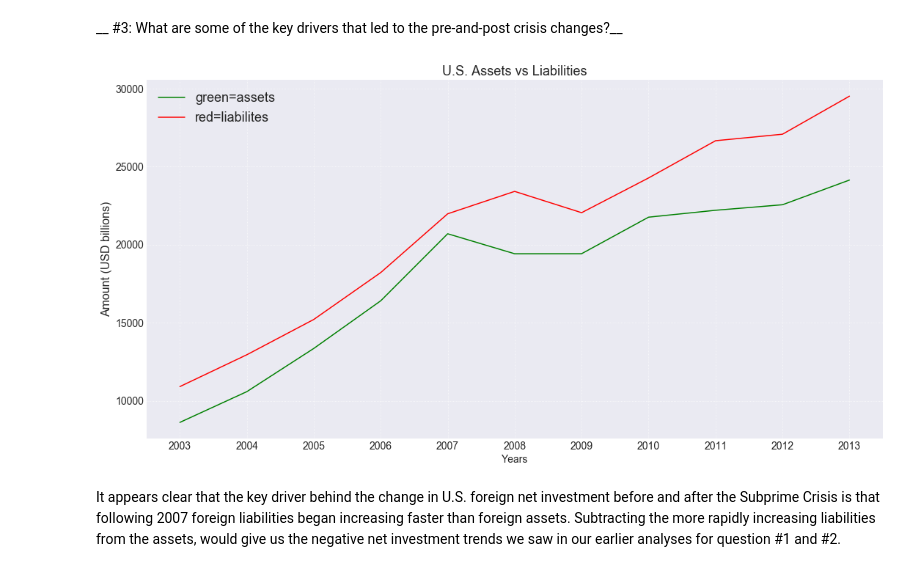
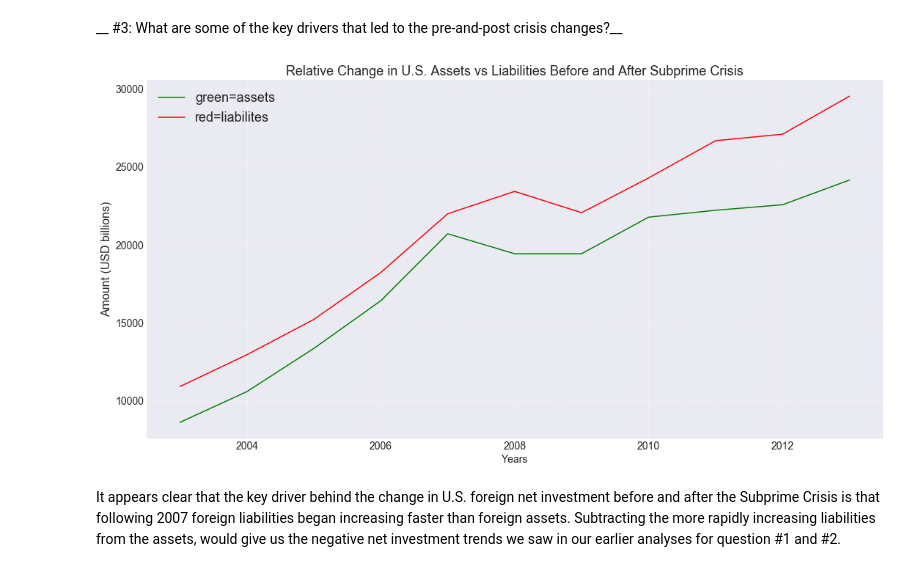
Before and after one commit to dataninja-python/Capstone, a Jupyter notebook: Capstone_AJ-Igherighe_Jan2018.ipynb, the cells around one changed output. Drawn from its saved outputs; the diff is of its cells as text; code cells hidden in the pictures.

```diff
--- a/Capstone_AJ-Igherighe_Jan2018.ipynb
+++ b/Capstone_AJ-Igherighe_Jan2018.ipynb
@@ -247,16 +264,0 @@ data_desired.head()
-# %%
-def change_to_int(data, new_type):
-    """converts row data from current format to desired format"""
-    data_names = list(data.index)
-    data_new = data.copy()
-    for name in data_names:
-        data_new.loc[name] = data.loc[name].astype(new_type)
-    return data_new
-
-# clean and save to file
-new_type = int
-data_clean = change_to_int(data_desired, new_type)
-
-# save newly cleaned file
-file = './Data/cleaned_original.csv'
-data_clean.to_csv(file)
@@ -262,0 +267,5 @@ data_clean.to_csv(file)
+# %%
+data_desired = data_clean.iloc[[0, 3, 35]].copy(deep=True)
+new_type = int
+data_clean_desired = change_to_int(data_desired, new_type)
+data_clean_desired.head(3)
@@ -276,4 +281,5 @@ capstone_data.head()
 # %%
+capstone_data = data_clean_desired.copy(deep=True)
 row_names = list(capstone_data.index)
 series_net_investment = pd.Series(capstone_data.loc[row_names[0]].copy()) / 1000
 series_assets = pd.Series(capstone_data.loc[row_names[1]].copy()) / 1000
@@ -417,18 +391,23 @@ for key, value in liab_dict.items():
+# %%
+assets_before_after = series_assets[(series_assets.index > 2002) \
+                               & (series_assets.index < 2014)].copy(deep=True)
+liabs_before_after = series_liabilities[(series_liabilities.index > 2002) \
+                               & (series_liabilities.index < 2014)].copy(deep=True)
 # %%
 # plot the before and after crisis figures
 fig = plt.figure(figsize=(18, 9))
-plt.plot(x_asset, y_asset, 'g')
-plt.plot(x_liab, y_liab, 'r')
-plt.title('U.S. Assets vs Liabilities').set_size(18)
+plt.plot(assets_before_after.index, assets_before_after.values, 'g')
+plt.plot(liabs_before_after.index, liabs_before_after.values, 'r')
+plt.title('Relative Change in U.S. Assets vs Liabilities Before and After Subprime Crisis').set_size(18)
 plt.xlabel('Years').set_size(14)
 plt.ylabel('Amount (USD billions)').set_size(16)
 plt.xticks(size=14)
 plt.yticks(size=14)
 plt.grid(linestyle='dotted')
 plt.legend(['green=assets', 'red=liabilites'], loc='upper left', prop={'size': 18})
 plt.show()
 # %% [output]
-[figure, old version]
+[figure, new version]
 # %% [markdown]
 It appears clear that the key driver behind the change in U.S. foreign net investment before and after the Subprime Crisis is that following 2007 foreign liabilities began increasing faster than foreign assets.  Subtracting the more rapidly increasing liabilities from the assets, would give us the negative net investment trends we saw in our earlier analyses for question #1 and #2.
 # %% [markdown]
```
Also changed, not shown: parts of 32 cells of this notebook, 1 other file.
